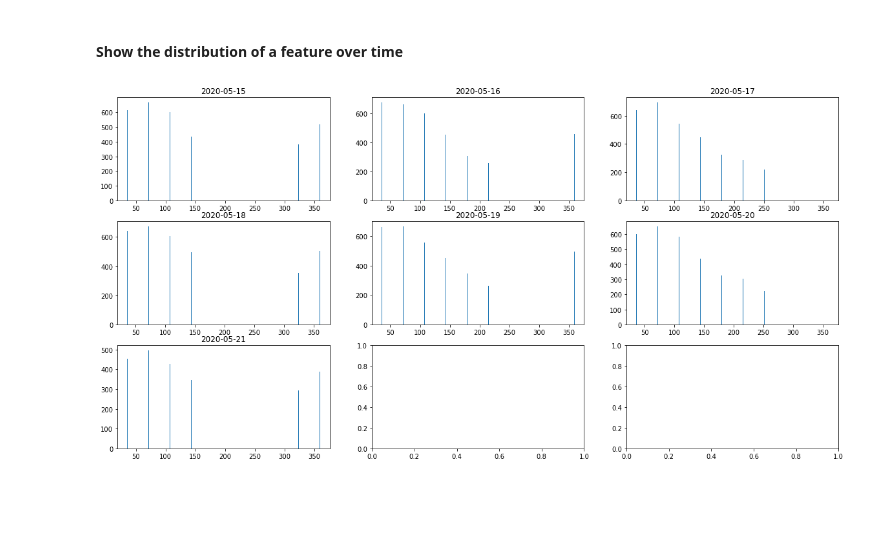
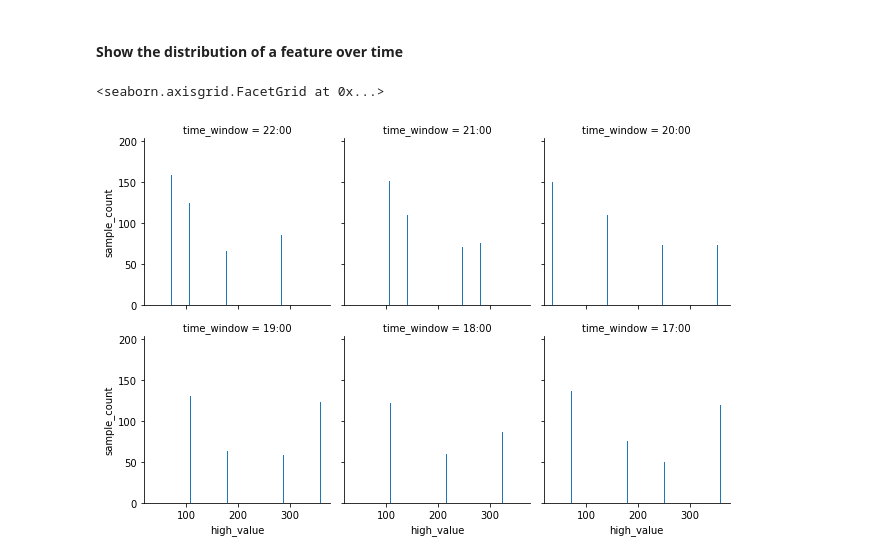
Before and after one commit to jarokaz/drift-monitor, a Jupyter notebook: examples/analyze-request_response_log.ipynb, the cells around one changed output. Cells and saved outputs as stored; diff of their text form; code cells hidden in the pictures; blank space fills up the shorter version.

```diff
--- a/examples/analyze-request_response_log.ipynb
+++ b/examples/analyze-request_response_log.ipynb
@@ -213,11 +247,24 @@ histograms = [(datetime.date.fromisoformat(dataset.name[12:]),
                   retrieve_standard_histogram(get_feature_stats(dataset, feature_path).num_stats))
                              for dataset in stats_list.datasets if dataset.name != 'All Examples']
-# %%
-figsize = (20, 10)
-fig, ax = plt.subplots(len(histograms)//3 + int(len(histograms)%3>0), 3, figsize=figsize)
-for ax, histogram in zip(ax.flat[0:], sorted(histograms)):
-    ax.set_title(histogram[0])
-    _, x, y = zip(*histogram[1])
-    ax.bar(list(x), list(y))
-# %% [output]
-[figure, removed]
+# %%
+feature_path = FeaturePath(['Aspect'])
+tidy_rows = []
+for dataset in stats_list.datasets:
+    if dataset.name != 'All Examples':
+        for histogram in get_feature_stats(dataset, feature_path).num_stats.histograms:
+            if histogram.type == statistics_pb2.Histogram.HistogramType.STANDARD:
+                for bucket in histogram.buckets:
+                    tidy_rows.append(
+                        {'time_window': dataset.name[23:-3],
+                         'low_value': bucket.low_value,
+                         'high_value': bucket.high_value,
+                         'sample_count': bucket.sample_count
+                        })
+df = pd.DataFrame(tidy_rows)
+# %%
+num_of_histograms = len(df['time_window'].unique())
+g = sns.FacetGrid(df, col='time_window', col_wrap=3)
+g.map(plt.bar, 'high_value', 'sample_count')
+# %% [output]
+<seaborn.axisgrid.FacetGrid at 0x...>
+[figure, added]
```
Also changed, not shown: parts of 15 cells of this notebook, 2 other files.
